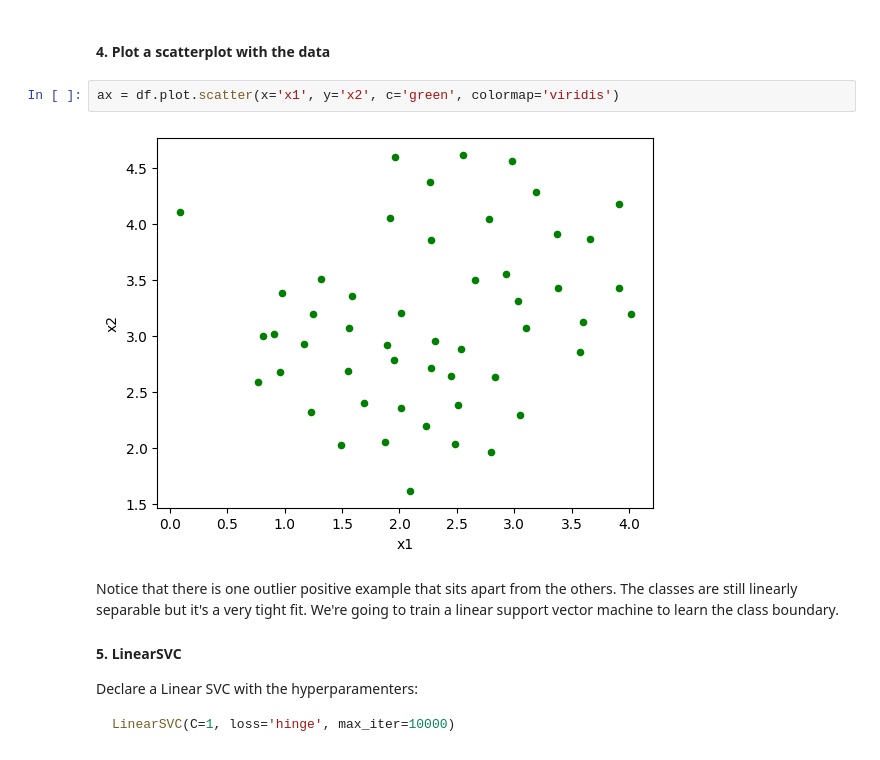
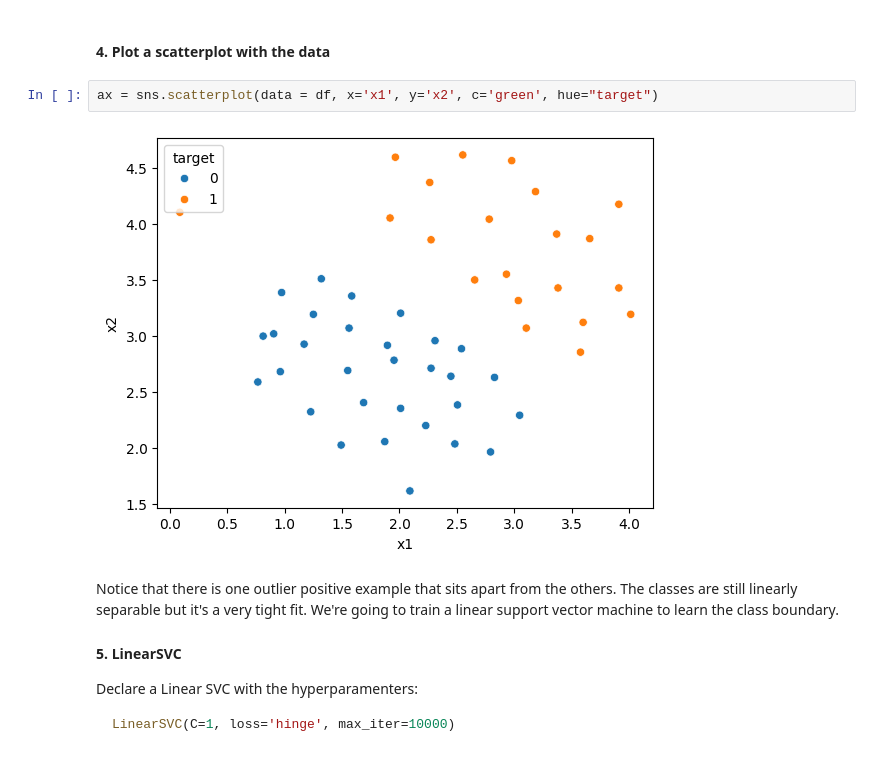
Before and after one commit to InigoLopez1999/2503_dsft_thebridge_inigolopez, a Jupyter notebook: 3-Machine_Learning/1-Supervisado/3-RegorClass/8-SVM/ejercicios/Ejercicios_SVM.ipynb, the cells around one changed output. Saved outputs shown, nothing was run; the diff lists cells and outputs as text.

Commit message:
scatter ejer svm

```diff
--- a/3-Machine_Learning/1-Supervisado/3-RegorClass/8-SVM/ejercicios/Ejercicios_SVM.ipynb
+++ b/3-Machine_Learning/1-Supervisado/3-RegorClass/8-SVM/ejercicios/Ejercicios_SVM.ipynb
@@ -89,9 +89,9 @@ df
 # %% [markdown]
 #### 4. Plot a scatterplot with the data
 # %%
-ax = df.plot.scatter(x='x1', y='x2', c='green', colormap='viridis')
+ax = sns.scatterplot(data = df, x='x1', y='x2', c='green', hue="target")
 # %% [output]
-[figure, old version]
+[figure, new version]
 # %% [markdown]
 Notice that there is one outlier positive example that sits apart from the others.  The classes are still linearly separable but it's a very tight fit.  We're going to train a linear support vector machine to learn the class boundary.
 
```
